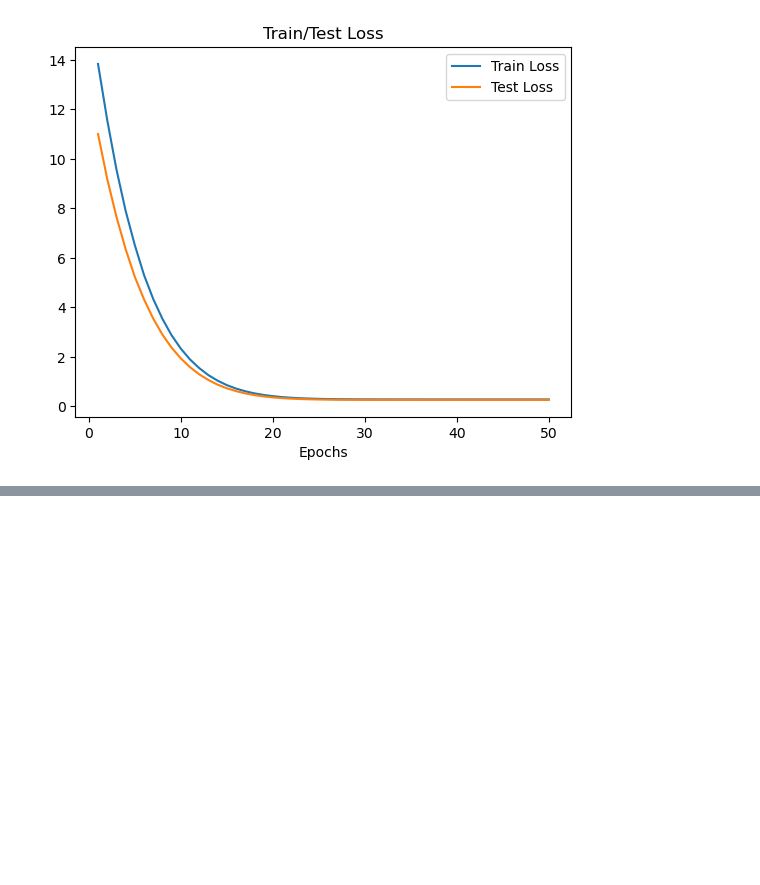
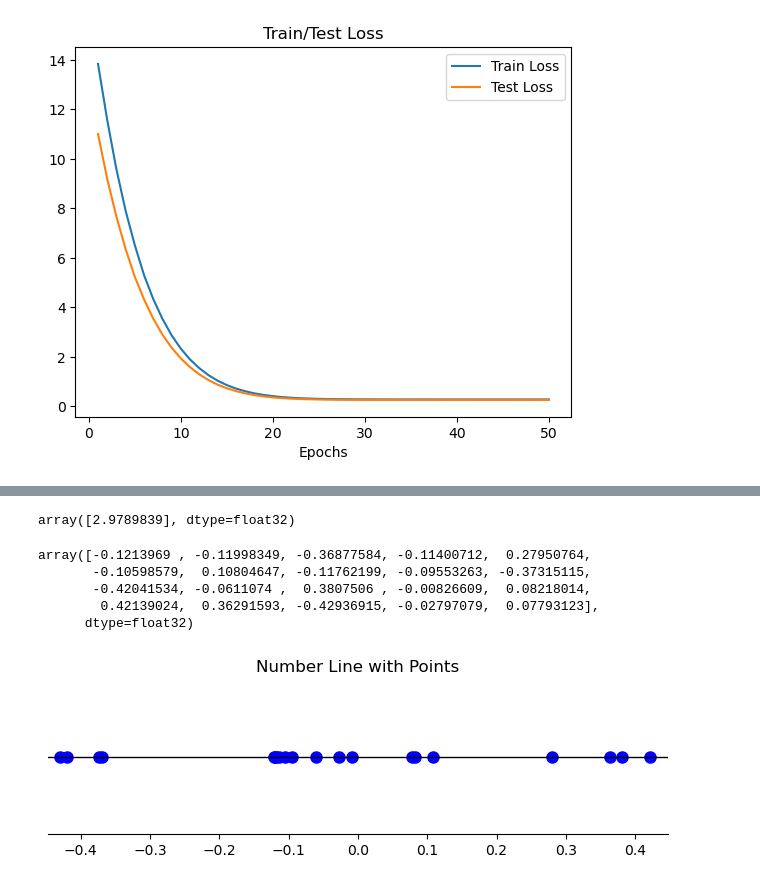
Before and after one commit to ElliotBlackstone/automotive-ssd-object-detection, a Jupyter notebook: LinRegTest.ipynb, the cells around one changed output, grey strips where cells are left out. Cells and saved outputs as stored; diff of their text form; code cells hidden in the pictures; blank space fills up the shorter version.

```diff
--- a/LinRegTest.ipynb
+++ b/LinRegTest.ipynb
@@ -261,0 +273,48 @@ plt.show()
+# %%
+intercepts[-1]
+# %% [output]
+array([2.9789839], dtype=float32)
+# %%
+model1.weight.data.numpy().flatten()
+# %% [output]
+array([-0.1213969 , -0.11998349, -0.36877584, -0.11400712,  0.27950764,
+       -0.10598579,  0.10804647, -0.11762199, -0.09553263, -0.37315115,
+       -0.42041534, -0.0611074 ,  0.3807506 , -0.00826609,  0.08218014,
+        0.42139024,  0.36291593, -0.42936915, -0.02797079,  0.07793123],
+      dtype=float32)
+# %%
+# Define the points you want to plot on the number line
+model1 = torch.nn.Linear(in_features=5, out_features=4, bias=True)
+points = model1.weight.data.numpy().flatten()
+
+# Create a figure and an axes object
+fig, ax = plt.subplots(figsize=(8, 2)) # Adjust figsize for better visualization
+
+# Plot the points. We set y-coordinates to 0 to keep them on the number line.
+ax.plot(points, np.zeros_like(points), 'o', markersize=8, color='blue') # 'o' for circle marker
+
+# Draw the horizontal line (the number line itself)
+ax.axhline(0, color='black', linewidth=1)
+
+# Set x-axis limits to encompass the points and a bit more
+ax.set_xlim(-1/np.sqrt(5), 1/np.sqrt(5))
+
+# Remove the y-axis as it's not relevant for a number line
+ax.yaxis.set_visible(False)
+
+# Remove spines (borders) except for the bottom one
+ax.spines['left'].set_visible(False)
+ax.spines['right'].set_visible(False)
+ax.spines['top'].set_visible(False)
+
+# Add labels to the points (optional)
+# for p in points:
+#     ax.text(p, 0.1, str(p), ha='center', va='bottom')
+
+# Set the title
+ax.set_title("Number Line with Points")
+
+# Display the plot
+plt.show()
+# %% [output]
+[figure, added]
```
Also changed, not shown: parts of 3 cells of this notebook, 1 other file.
